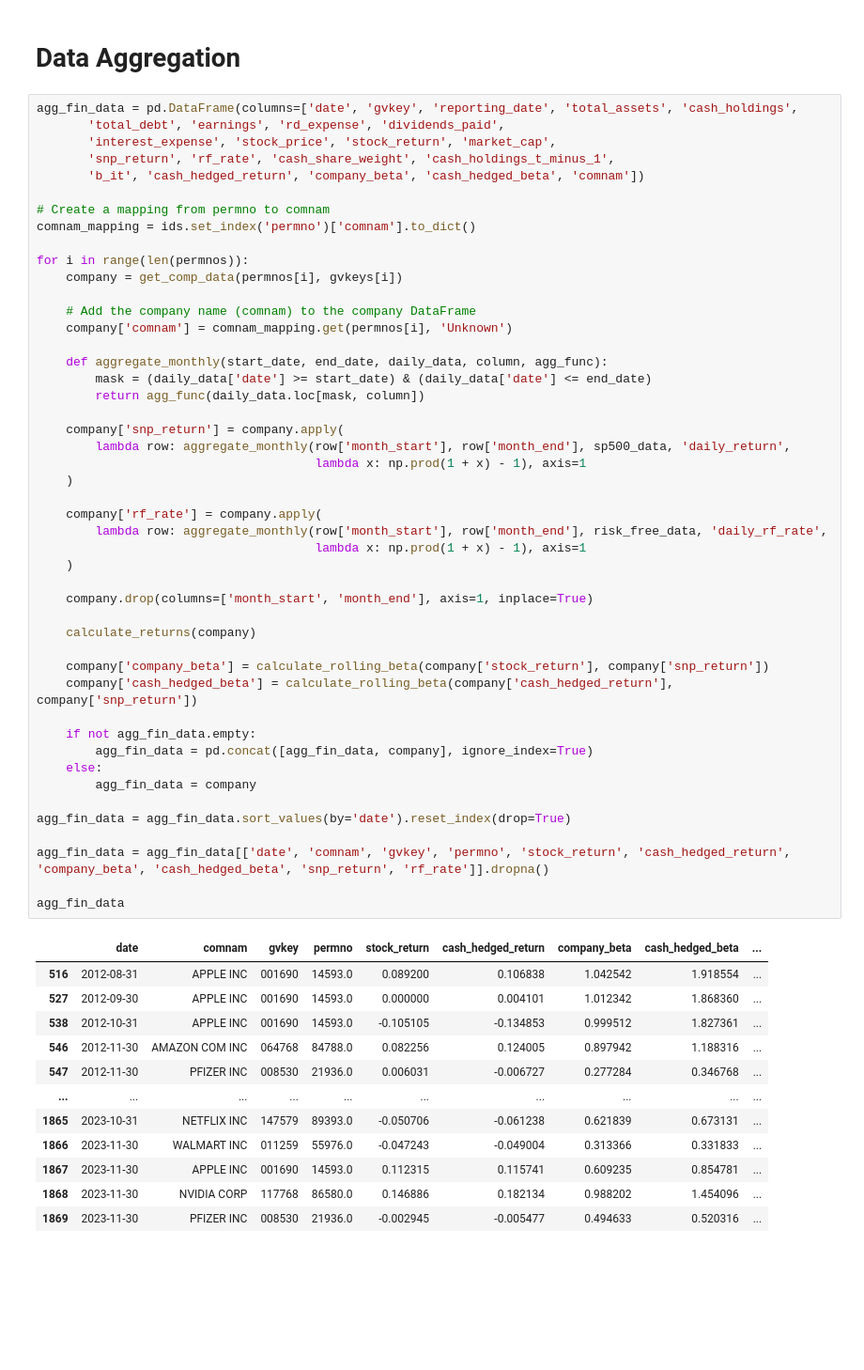
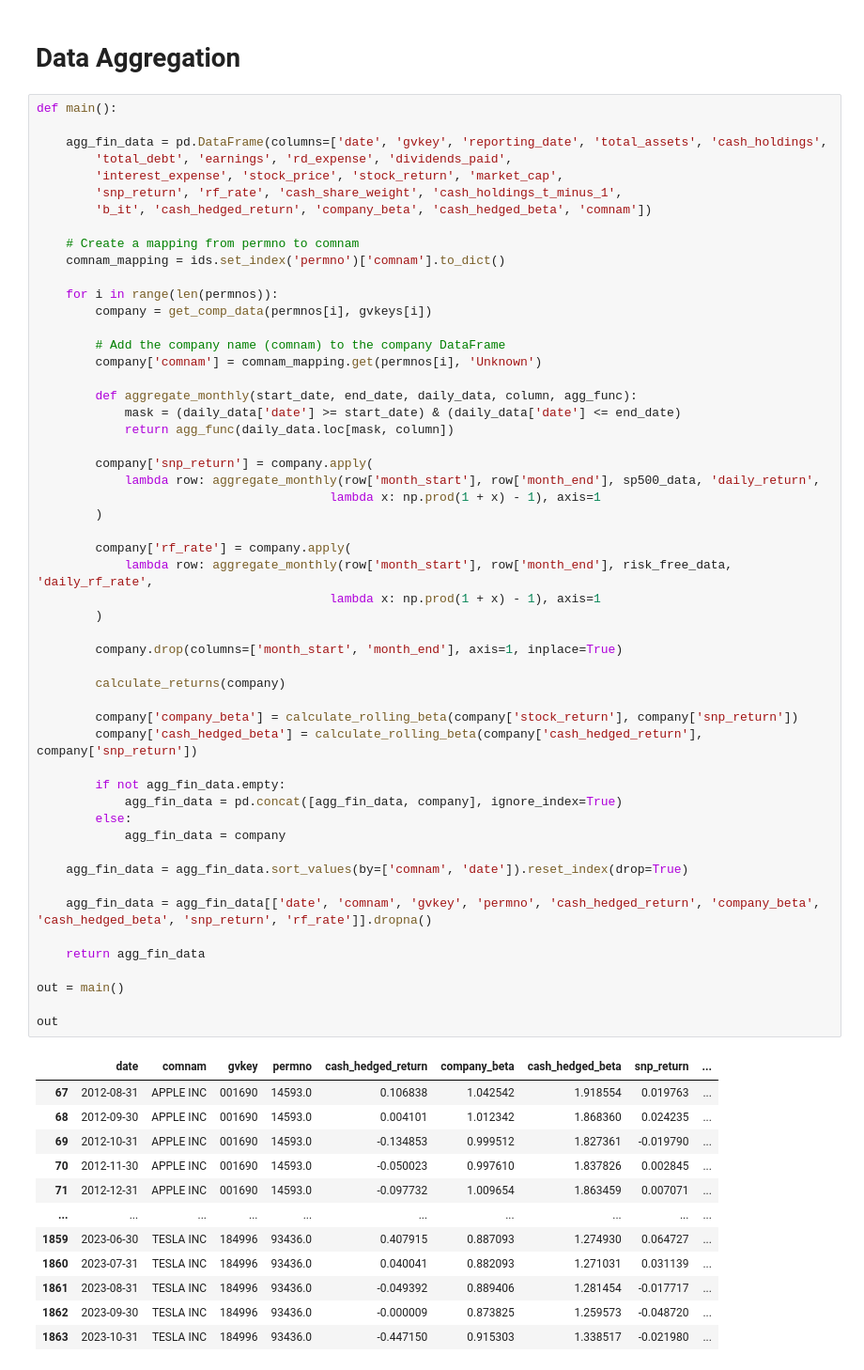
Before and after one commit to veervohra03/CashHedged, a Jupyter notebook: Veer-Base.ipynb, the cells around one changed output. Shown at 94% size. Saved outputs shown, nothing was run; the diff lists cells and outputs as text; blank space fills up the shorter version.

```diff
--- a/Veer-Base.ipynb
+++ b/Veer-Base.ipynb
@@ -355,62 +355,68 @@ def calculate_rolling_beta(stock_return, market_return, window = 65):
 # %% [markdown]
 # Data Aggregation
 # %%
-agg_fin_data = pd.DataFrame(columns=['date', 'gvkey', 'reporting_date', 'total_assets', 'cash_holdings',
-       'total_debt', 'earnings', 'rd_expense', 'dividends_paid',
-       'interest_expense', 'stock_price', 'stock_return', 'market_cap',
-       'snp_return', 'rf_rate', 'cash_share_weight', 'cash_holdings_t_minus_1',
-       'b_it', 'cash_hedged_return', 'company_beta', 'cash_hedged_beta', 'comnam'])
+def main():
 
-# Create a mapping from permno to comnam
-comnam_mapping = ids.set_index('permno')['comnam'].to_dict()
+    agg_fin_data = pd.DataFrame(columns=['date', 'gvkey', 'reporting_date', 'total_assets', 'cash_holdings',
+        'total_debt', 'earnings', 'rd_expense', 'dividends_paid',
+        'interest_expense', 'stock_price', 'stock_return', 'market_cap',
+        'snp_return', 'rf_rate', 'cash_share_weight', 'cash_holdings_t_minus_1',
+        'b_it', 'cash_hedged_return', 'company_beta', 'cash_hedged_beta', 'comnam'])
 
-for i in range(len(permnos)):
-    company = get_comp_data(permnos[i], gvkeys[i])
+    # Create a mapping from permno to comnam
+    comnam_mapping = ids.set_index('permno')['comnam'].to_dict()
 
-    # Add the company name (comnam) to the company DataFrame
-    company['comnam'] = comnam_mapping.get(permnos[i], 'Unknown')
+    for i in range(len(permnos)):
+        company = get_comp_data(permnos[i], gvkeys[i])
 
-    def aggregate_monthly(start_date, end_date, daily_data, column, agg_func):
-        mask = (daily_data['date'] >= start_date) & (daily_data['date'] <= end_date)
-        return agg_func(daily_data.loc[mask, column])
+        # Add the company name (comnam) to the company DataFrame
+        company['comnam'] = comnam_mapping.get(permnos[i], 'Unknown')
 
-    company['snp_return'] = company.apply(
-        lambda row: aggregate_monthly(row['month_start'], row['month_end'], sp500_data, 'daily_return',
-                                      lambda x: np.prod(1 + x) - 1), axis=1
-    )
+        def aggregate_monthly(start_date, end_date, daily_data, column, agg_func):
+            mask = (daily_data['date'] >= start_date) & (daily_data['date'] <= end_date)
+            return agg_func(daily_data.loc[mask, column])
 
-    company['rf_rate'] = company.apply(
-        lambda row: aggregate_monthly(row['month_start'], row['month_end'], risk_free_data, 'daily_rf_rate',
-                                      lambda x: np.prod(1 + x) - 1), axis=1
-    )
+        company['snp_return'] = company.apply(
+            lambda row: aggregate_monthly(row['month_start'], row['month_end'], sp500_data, 'daily_return',
+                                        lambda x: np.prod(1 + x) - 1), axis=1
+        )
 
-    company.drop(columns=['month_start', 'month_end'], axis=1, inplace=True)
+        company['rf_rate'] = company.apply(
+            lambda row: aggregate_monthly(row['month_start'], row['month_end'], risk_free_data, 'daily_rf_rate',
+                                        lambda x: np.prod(1 + x) - 1), axis=1
+        )
 
-    calculate_returns(company)
+        company.drop(columns=['month_start', 'month_end'], axis=1, inplace=True)
 
-    company['company_beta'] = calculate_rolling_beta(company['stock_return'], company['snp_return'])
-    company['cash_hedged_beta'] = calculate_rolling_beta(company['cash_hedged_return'], company['snp_return'])
+        calculate_returns(company)
 
-    if not agg_fin_data.empty:
-        agg_fin_data = pd.concat([agg_fin_data, company], ignore_index=True)
-    else:
-        agg_fin_data = company
+        company['company_beta'] = calculate_rolling_beta(company['stock_return'], company['snp_return'])
+        company['cash_hedged_beta'] = calculate_rolling_beta(company['cash_hedged_return'], company['snp_return'])
 
-agg_fin_data = agg_fin_data.sort_values(by='date').reset_index(drop=True)
+        if not agg_fin_data.empty:
+            agg_fin_data = pd.concat([agg_fin_data, company], ignore_index=True)
+        else:
+            agg_fin_data = company
 
-agg_fin_data = agg_fin_data[['date', 'comnam', 'gvkey', 'permno', 'stock_return', 'cash_hedged_return', 'company_beta', 'cash_hedged_beta', 'snp_return', 'rf_rate']].dropna()
+    agg_fin_data = agg_fin_data.sort_values(by=['comnam', 'date']).reset_index(drop=True)
 
-agg_fin_data
+    agg_fin_data = agg_fin_data[['date', 'comnam', 'gvkey', 'permno', 'cash_hedged_return', 'company_beta', 'cash_hedged_beta', 'snp_return', 'rf_rate']].dropna()
+
+    return agg_fin_data
+
+out = main()
+
+out
 # %% [output]
-|  | date | comnam | gvkey | permno | stock_return | cash_hedged_return | company_beta | cash_hedged_beta | ... |
-| 516 | 2012-08-31 | APPLE INC | 001690 | 14593.0 | 0.089200 | 0.106838 | 1.042542 | 1.918554 | ... |
-| 527 | 2012-09-30 | APPLE INC | 001690 | 14593.0 | 0.000000 | 0.004101 | 1.012342 | 1.868360 | ... |
-| 538 | 2012-10-31 | APPLE INC | 001690 | 14593.0 | -0.105105 | -0.134853 | 0.999512 | 1.827361 | ... |
-| 546 | 2012-11-30 | AMAZON COM INC | 064768 | 84788.0 | 0.082256 | 0.124005 | 0.897942 | 1.188316 | ... |
-| 547 | 2012-11-30 | PFIZER INC | 008530 | 21936.0 | 0.006031 | -0.006727 | 0.277284 | 0.346768 | ... |
+|  | date | comnam | gvkey | permno | cash_hedged_return | company_beta | cash_hedged_beta | snp_return | ... |
+| 67 | 2012-08-31 | APPLE INC | 001690 | 14593.0 | 0.106838 | 1.042542 | 1.918554 | 0.019763 | ... |
+| 68 | 2012-09-30 | APPLE INC | 001690 | 14593.0 | 0.004101 | 1.012342 | 1.868360 | 0.024235 | ... |
+| 69 | 2012-10-31 | APPLE INC | 001690 | 14593.0 | -0.134853 | 0.999512 | 1.827361 | -0.019790 | ... |
+| 70 | 2012-11-30 | APPLE INC | 001690 | 14593.0 | -0.050023 | 0.997610 | 1.837826 | 0.002845 | ... |
+| 71 | 2012-12-31 | APPLE INC | 001690 | 14593.0 | -0.097732 | 1.009654 | 1.863459 | 0.007071 | ... |
 | ... | ... | ... | ... | ... | ... | ... | ... | ... | ... |
-| 1865 | 2023-10-31 | NETFLIX INC | 147579 | 89393.0 | -0.050706 | -0.061238 | 0.621839 | 0.673131 | ... |
-| 1866 | 2023-11-30 | WALMART INC | 011259 | 55976.0 | -0.047243 | -0.049004 | 0.313366 | 0.331833 | ... |
-| 1867 | 2023-11-30 | APPLE INC | 001690 | 14593.0 | 0.112315 | 0.115741 | 0.609235 | 0.854781 | ... |
-| 1868 | 2023-11-30 | NVIDIA CORP | 117768 | 86580.0 | 0.146886 | 0.182134 | 0.988202 | 1.454096 | ... |
-| 1869 | 2023-11-30 | PFIZER INC | 008530 | 21936.0 | -0.002945 | -0.005477 | 0.494633 | 0.520316 | ... |
+| 1859 | 2023-06-30 | TESLA INC | 184996 | 93436.0 | 0.407915 | 0.887093 | 1.274930 | 0.064727 | ... |
+| 1860 | 2023-07-31 | TESLA INC | 184996 | 93436.0 | 0.040041 | 0.882093 | 1.271031 | 0.031139 | ... |
+| 1861 | 2023-08-31 | TESLA INC | 184996 | 93436.0 | -0.049392 | 0.889406 | 1.281454 | -0.017717 | ... |
+| 1862 | 2023-09-30 | TESLA INC | 184996 | 93436.0 | -0.000009 | 0.873825 | 1.259573 | -0.048720 | ... |
+| 1863 | 2023-10-31 | TESLA INC | 184996 | 93436.0 | -0.447150 | 0.915303 | 1.338517 | -0.021980 | ... |
```
Also changed, not shown: parts of 2 cells of this notebook.
